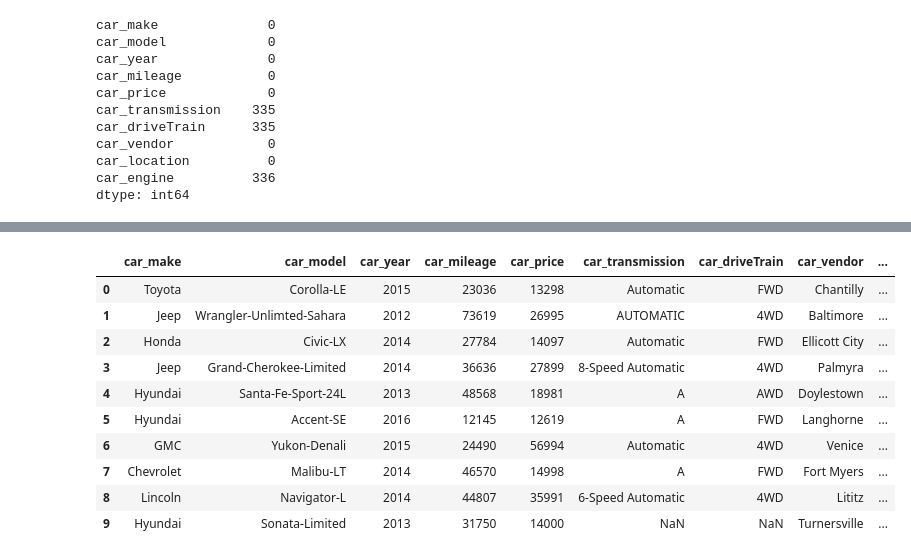
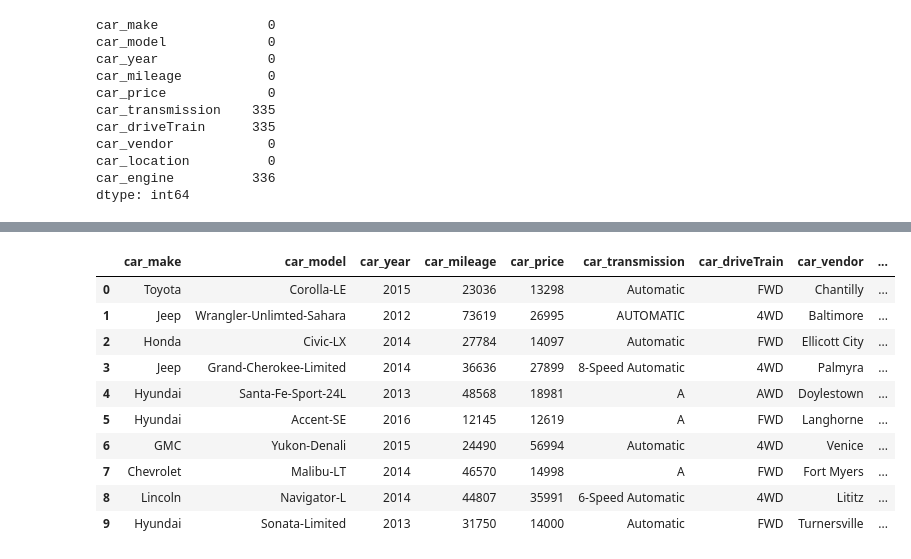
Before and after one commit to georgetown-analytics/Transit-COP, a Jupyter notebook: david/PPUCcarsoupdataset.ipynb, the cells around one changed output, grey strips where cells are left out. Saved outputs shown, nothing was run; the diff lists cells and outputs as text; code cells hidden in the pictures.

```diff
--- a/david/PPUCcarsoupdataset.ipynb
+++ b/david/PPUCcarsoupdataset.ipynb
@@ -118,8 +118,8 @@ cars_fix.ix[cars_fix.duplicated(keep=False)]
 # %% [markdown]
 ### Let's drop the 24 duplicate rows
 # %%
-cars_fix_wo_duplicates = cars_fix.drop_duplicates()
-cars_fix_wo_duplicates
+df = cars_fix.drop_duplicates()
+df
 # %% [output]
 |  | car_make | car_model | car_year | car_mileage | car_price | car_transmission | car_driveTrain | car_vendor | ... |
 | 0 | Toyota | Corolla-LE | 2015 | 23036 | 13298 | Automatic | FWD | Chantilly | ... |
@@ -162,6 +162,8 @@ dtype: int64
 # value for that variable, car_driveTrain empty values will be filled with 'FWD' whic is the most common value for that
 # variable (there are 336 car engine empty values because there were no records in the website, those won't be filled)
 # %%
-filled_cars_fix = cars_fix_wo_duplicates.fillna({5: 'Automatic', 6: 'FWD'})
+df['car_driveTrain'] = df['car_driveTrain'].fillna('FWD')
+df['car_transmission'] = df ['car_transmission'].fillna('Automatic')
 
+#cars_fix_wo_duplicates.fillna({5: 'Automatic', 6: 'FWD'})
 #filled_cars_fix['car_driveTrain']
@@ -171,14 +181,14 @@ filled_cars_fix = cars_fix_wo_duplicates.fillna({5: 'Automatic', 6: 'FWD'})
 # %%
-filled_cars_fix.head(10)
+df.head(10)
 # %% [output]
 |  | car_make | car_model | car_year | car_mileage | car_price | car_transmission | car_driveTrain | car_vendor | ... |
 | 0 | Toyota | Corolla-LE | 2015 | 23036 | 13298 | Automatic | FWD | Chantilly | ... |
 | 1 | Jeep | Wrangler-Unlimted-Sahara | 2012 | 73619 | 26995 | AUTOMATIC | 4WD | Baltimore | ... |
 | 2 | Honda | Civic-LX | 2014 | 27784 | 14097 | Automatic | FWD | Ellicott City | ... |
 | 3 | Jeep | Grand-Cherokee-Limited | 2014 | 36636 | 27899 | 8-Speed Automatic | 4WD | Palmyra | ... |
 | 4 | Hyundai | Santa-Fe-Sport-24L | 2013 | 48568 | 18981 | A | AWD | Doylestown | ... |
 | 5 | Hyundai | Accent-SE | 2016 | 12145 | 12619 | A | FWD | Langhorne | ... |
 | 6 | GMC | Yukon-Denali | 2015 | 24490 | 56994 | Automatic | 4WD | Venice | ... |
 | 7 | Chevrolet | Malibu-LT | 2014 | 46570 | 14998 | A | FWD | Fort Myers | ... |
 | 8 | Lincoln | Navigator-L | 2014 | 44807 | 35991 | 6-Speed Automatic | 4WD | Lititz | ... |
-| 9 | Hyundai | Sonata-Limited | 2013 | 31750 | 14000 | NaN | NaN | Turnersville | ... |
+| 9 | Hyundai | Sonata-Limited | 2013 | 31750 | 14000 | Automatic | FWD | Turnersville | ... |
```
Also changed, not shown: parts of 10 cells of this notebook.
